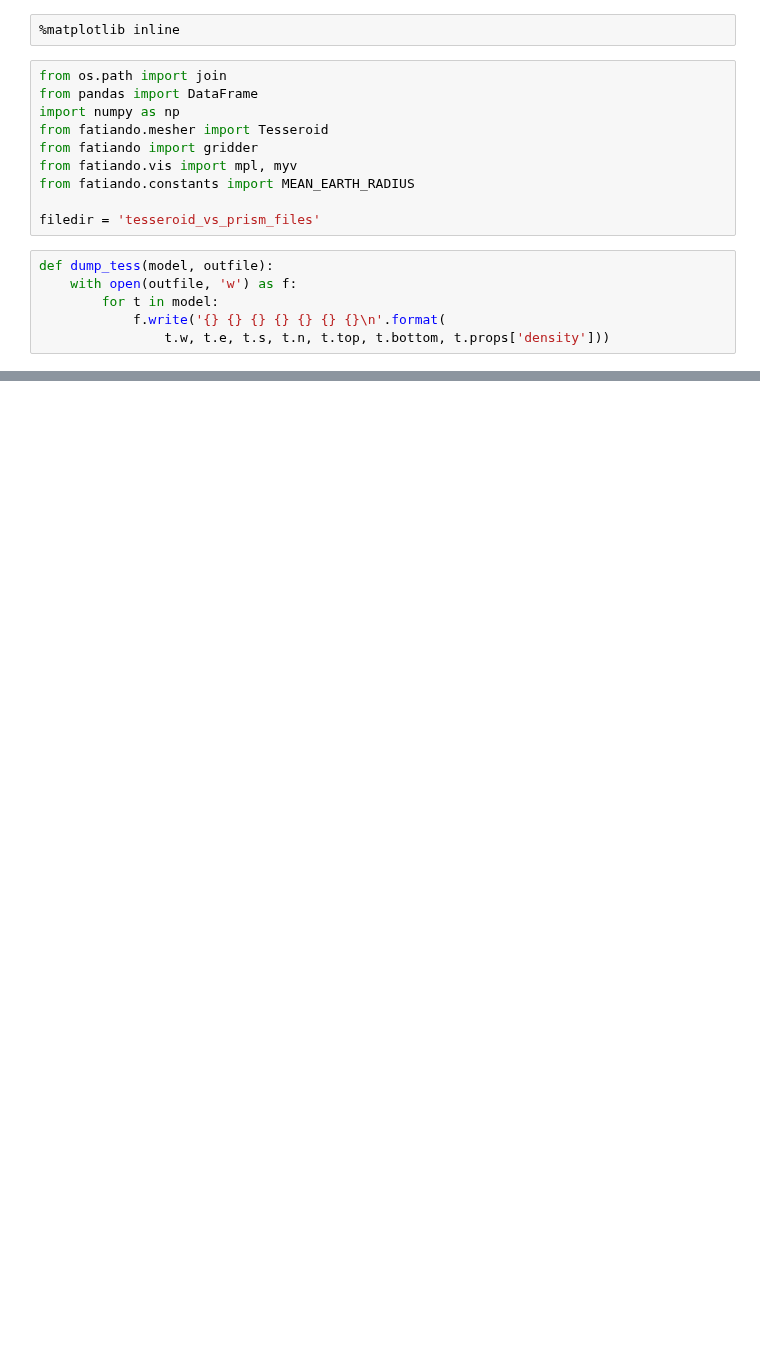
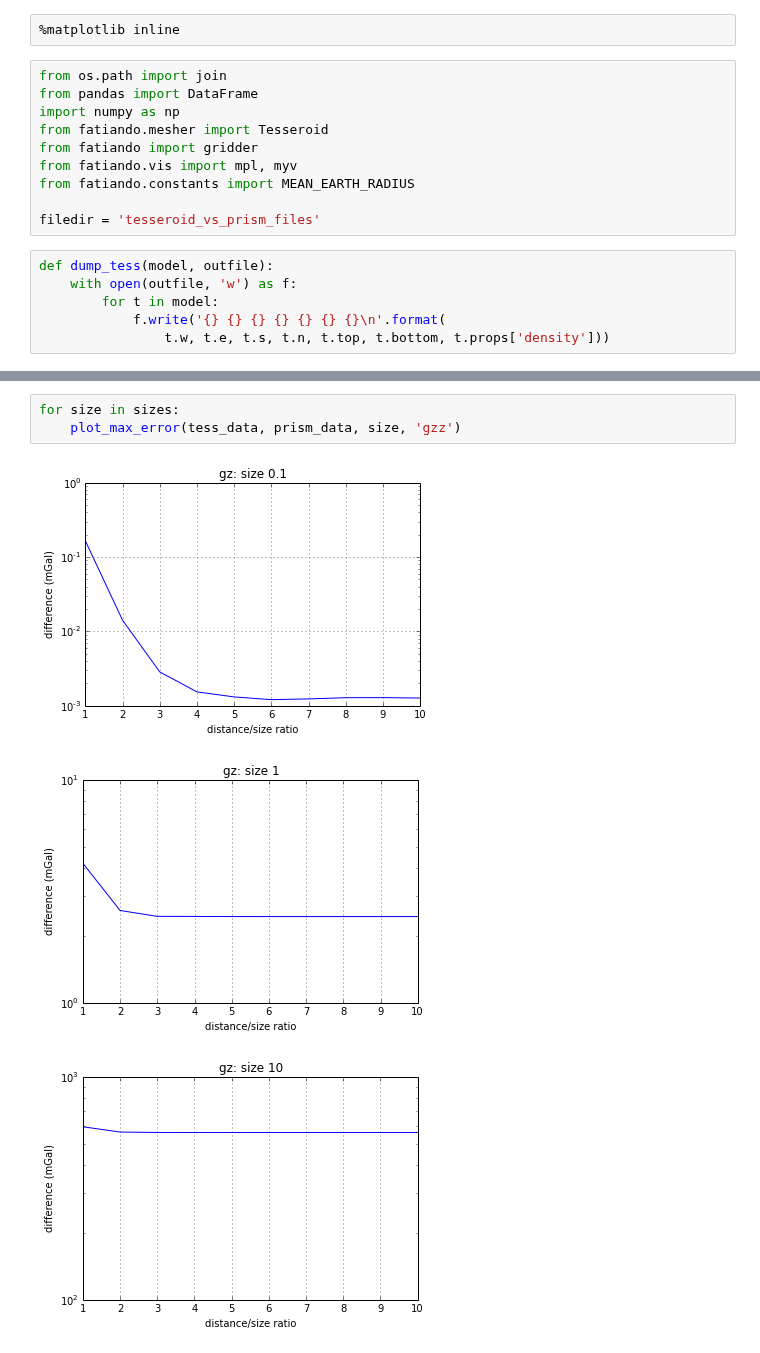
Before and after one commit to pinga-lab/paper-tesseroids, a Jupyter notebook: notebooks/tesseroid_vs_prism.ipynb, the cells around one changed output, grey strips where cells are left out. Saved outputs shown, nothing was run; the diff lists cells and outputs as text; blank space fills up the shorter version.

```diff
--- a/notebooks/tesseroid_vs_prism.ipynb
+++ b/notebooks/tesseroid_vs_prism.ipynb
@@ -159,0 +143,7 @@ mpl.plot(lon[i], lat[i], '.k')
+# %%
+for size in sizes:
+    plot_max_error(tess_data, prism_data, size, 'gzz')
+# %% [output]
+[figure, added]
+[figure, added]
+[figure, added]
```
Also changed, not shown: parts of 13 cells of this notebook.
